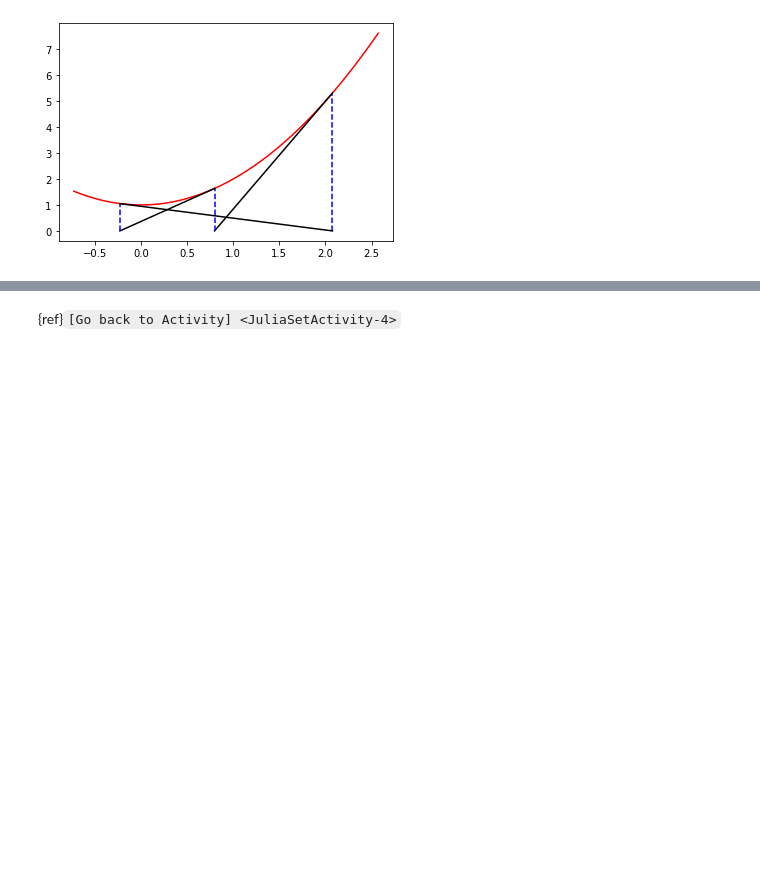
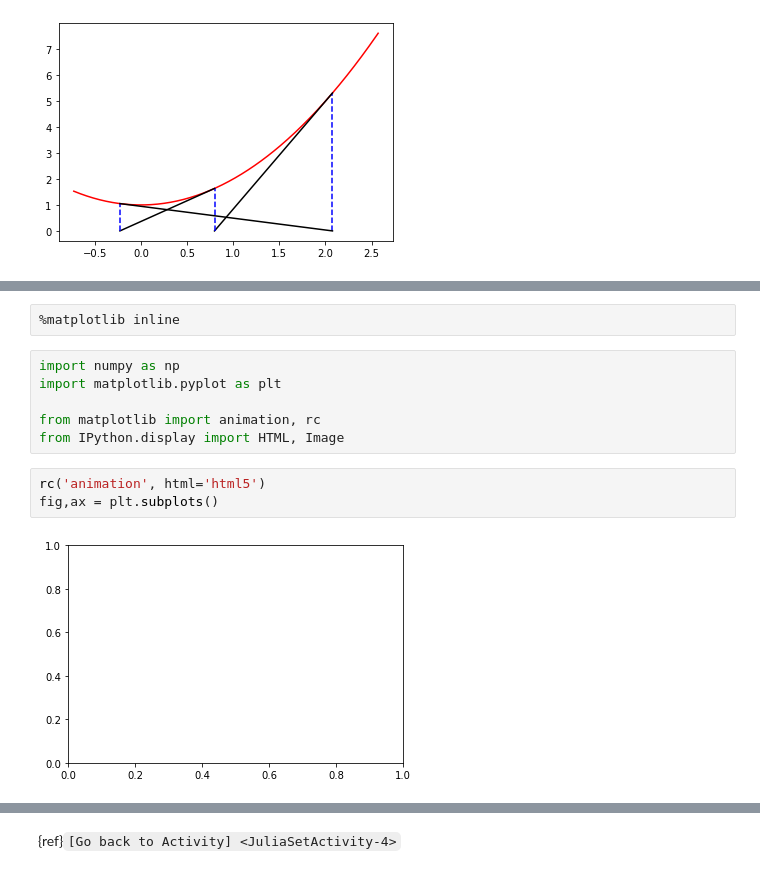
Before and after one commit to Computational-Discovery-on-Jupyter/Computational-Discovery-on-Jupyter, a Jupyter notebook: book/Solutions/Reports on Julia Set Activities.ipynb, the cells around one changed output, grey strips where cells are left out. Drawn from its saved outputs; the diff is of its cells as text; blank space fills up the shorter version.

```diff
--- a/book/Solutions/Reports on Julia Set Activities.ipynb
+++ b/book/Solutions/Reports on Julia Set Activities.ipynb
@@ -253,0 +216,13 @@ plt.show()
+# %%
+%matplotlib inline
+# %%
+import numpy as np
+import matplotlib.pyplot as plt
+
+from matplotlib import animation, rc
+from IPython.display import HTML, Image
+# %%
+rc('animation', html='html5')
+fig,ax = plt.subplots()
+# %% [output]
+[figure, added]
```
Also changed, not shown: parts of 22 cells of this notebook, 2 other files.
